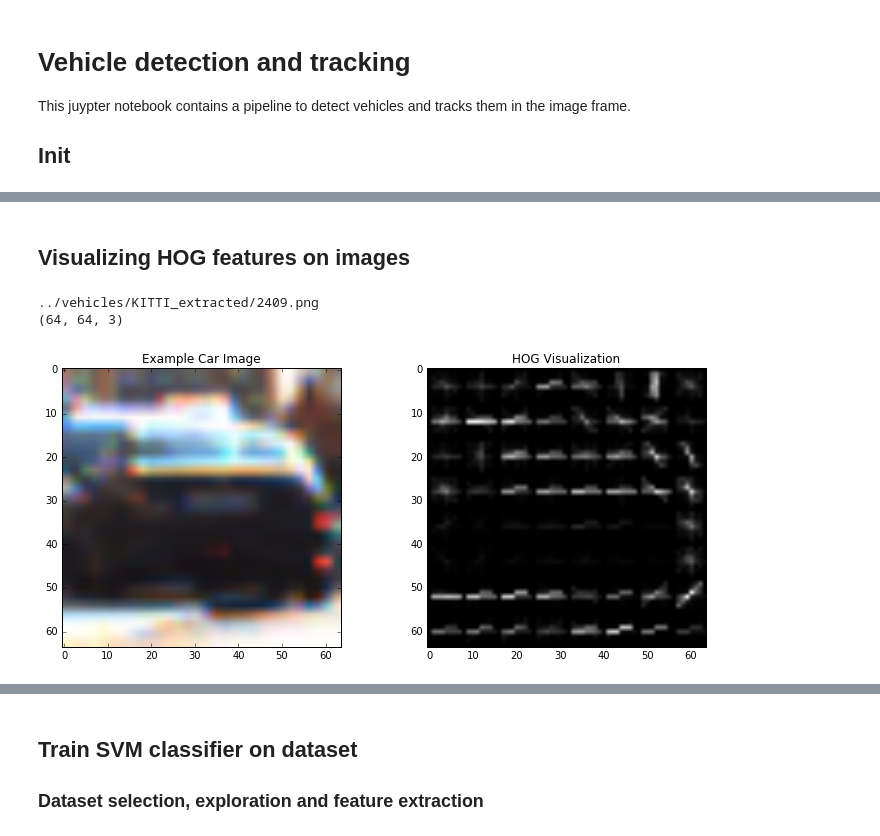
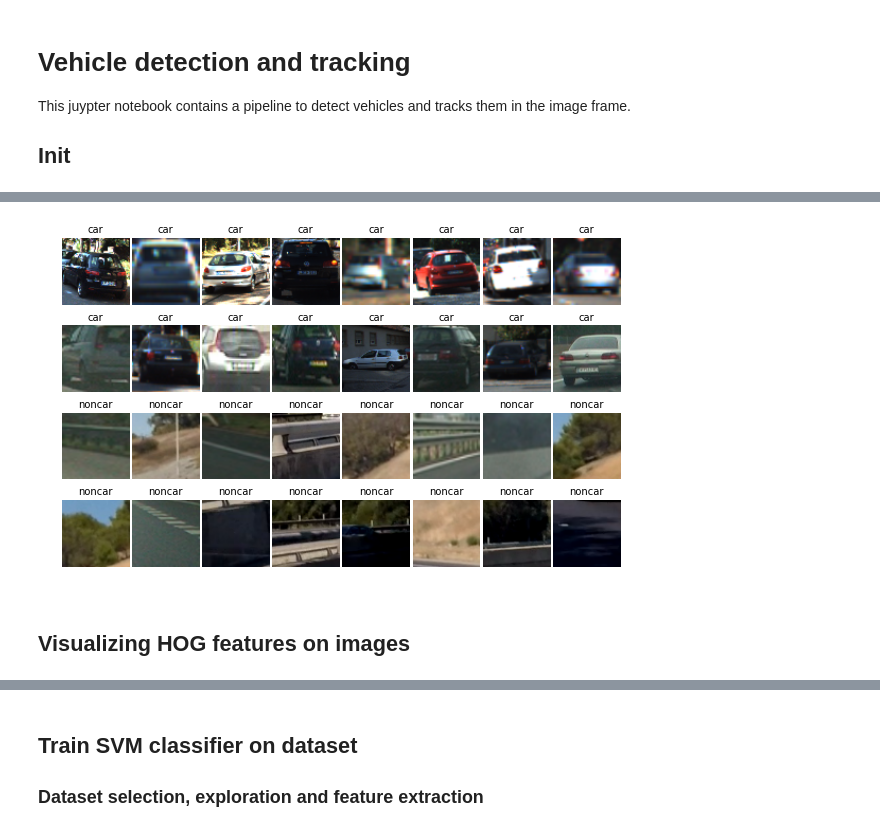
Before and after one commit to da-phil/SDC-vehicle-detection-and-tracking, a Jupyter notebook: vehicle_detection_and_tracking.ipynb, the cells around one changed output, grey strips where cells are left out. Drawn from its saved outputs; the diff is of its cells as text; code cells hidden in the pictures.

```diff
--- a/vehicle_detection_and_tracking.ipynb
+++ b/vehicle_detection_and_tracking.ipynb
@@ -350,42 +353,28 @@ def equalize_histogram(img, clipLimit=2.0, tileGridSize=(8,8)):
+# %%
+dataset="big" # "small" or "big"
+
+if dataset == "small":
+    images_cars    = glob.glob(path_car_small + "**/*.jpeg", recursive=True)
+    images_notcars = glob.glob(path_notcar_small + "**/*.jpeg", recursive=True)
+else:
+    images_cars = glob.glob(path_car_big + "**/*.png", recursive=True)
+    images_notcars = glob.glob(path_notcar_big + "**/*.png", recursive=True)
+
+fig, axs = plt.subplots(4,8, figsize=(10, 6))
+fig.subplots_adjust(hspace = 0.2, wspace = 0.05)
+axs = axs.ravel()
+
+for i in range(16):
+    img = mpimg.imread(images_cars[np.random.randint(0, len(images_cars))])
+    axs[i].axis("off")
+    axs[i].set_title("car", fontsize=10)
+    axs[i].imshow(img)
+for i in range(16,32):
+    img = mpimg.imread(images_notcars[np.random.randint(0, len(images_notcars))])
+    axs[i].axis("off")
+    axs[i].set_title("noncar", fontsize=10)
+    axs[i].imshow(img)
+# %% [output]
+[figure, added]
 # %% [markdown]
 ## Visualizing HOG features on images
-# %%
-dataset="big" # "small" or "big"
-
-if dataset == "small":
-    images_cars    = glob.glob(path_car_small + "**/*.jpeg", recursive=True)
-    images_notcars = glob.glob(path_notcar_small + "**/*.jpeg", recursive=True)
-else:
-    images_cars = glob.glob(path_car_big + "**/*.png", recursive=True)
-    images_notcars = glob.glob(path_notcar_big + "**/*.png", recursive=True)
-
-car_ind    = np.random.randint(0, len(images_cars))
-notcar_ind = np.random.randint(0, len(images_notcars))
-
-# Read in random car/not-car images
-print(images_cars[car_ind])
-car_image = mpimg.imread(images_cars[car_ind])
-if images_cars[car_ind].endswith(".png"):
-    car_image = car_image * 255.0
-    car_image = car_image.astype(np.uint8)
-print(car_image.shape)
-
-#car_image = equalize_histogram(car_image)
-gray = cv2.cvtColor(car_image, cv2.COLOR_RGB2GRAY)
-
-# Call function with vis=True to see an image output
-features, hog_image = get_hog_features(gray, orient=12, pix_per_cell=8, cell_per_block=8, vis=True, feature_vec=True)
-
-# Plot the examples
-fig = plt.figure(figsize=(12,5))
-plt.subplot(121)
-plt.imshow(car_image, cmap='gray')
-plt.title('Example Car Image')
-plt.subplot(122)
-plt.imshow(hog_image, cmap='gray')
-plt.title('HOG Visualization')
-plt.show()
-# %% [output]
-../vehicles/KITTI_extracted/2409.png
-(64, 64, 3)
-[figure, removed]
```
Also changed, not shown: parts of 16 cells of this notebook, 2 other files.
